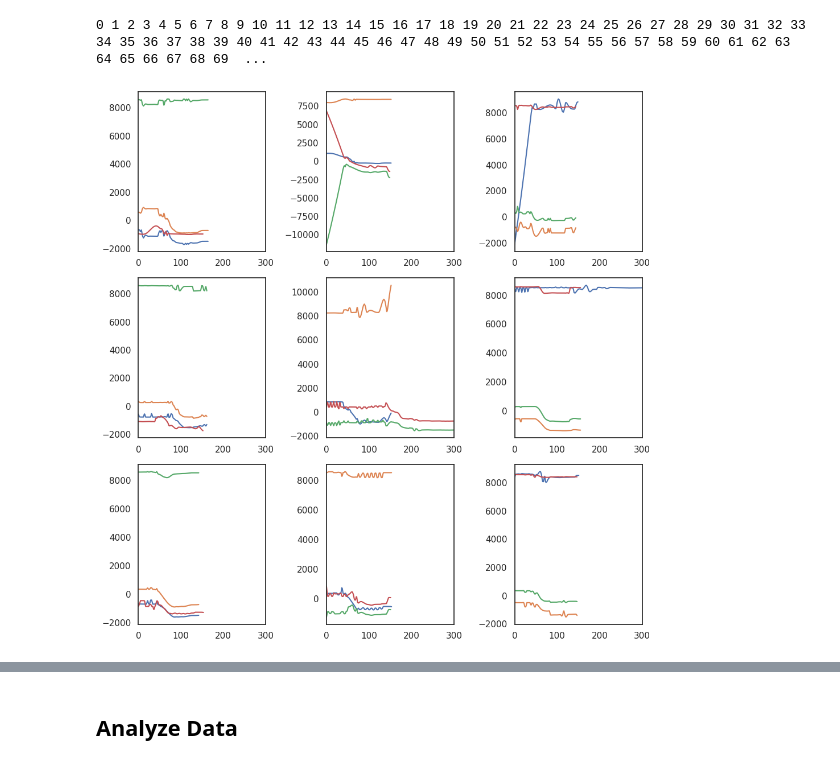
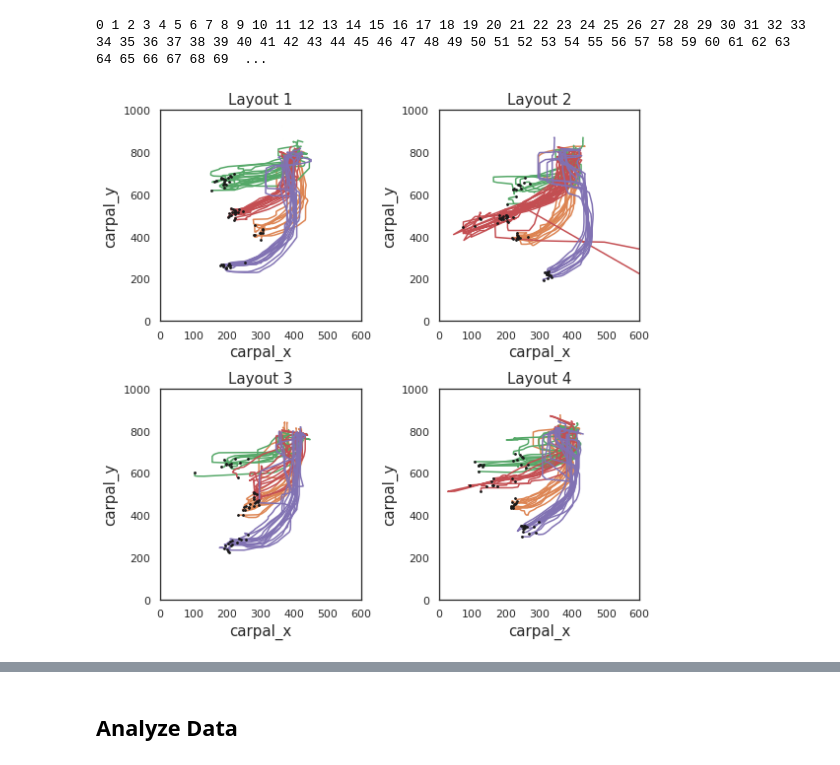
Before and after one commit to ntolley/SEE_decoding, a Jupyter notebook: notebooks/make_SEE_dataframes.ipynb, the cells around one changed output, grey strips where cells are left out. Saved outputs shown, nothing was run; the diff lists cells and outputs as text; code cells hidden in the pictures.

```diff
--- a/notebooks/make_SEE_dataframes.ipynb
+++ b/notebooks/make_SEE_dataframes.ipynb
@@ -168,7 +175,7 @@ for cb_idx in range(1,3):
 experiment_dict = cb_dict['cb1']['experiment_dict']
 cam_frames =  cb_dict['cb1']['cam_frames']
 
-experiment_dict_corrected = sio.loadmat(f'{fpath}eventsCB1_corrected.mat')
+experiment_dict_corrected = sio.loadmat(f'{fpath}eventsCB1_corrected2.mat')
 ev_ex_corrected = experiment_dict_corrected['eventsCB1']
 
 #Load variables from struct (struct indexing is unfortunately hideous)
@@ -185,7 +192,9 @@ position = ev_ex_corrected['POSITION_C'][0][0][0]
 #error = ev_ex['error'][0][0][0]
 # %%
 #Define game event for alignment, and window around marker
-event_ts = list(zip(gocON, endhold))
+# event_ts = list(zip(gocON, endhold))
+event_ts = list(zip(gocON, contact))
+
 #e_start, e_stop = [-3, 0]
 num_events = len(event_ts)
 # %%
@@ -350,17 +360,29 @@ metadata={'kinematic_metadata':kinematic_metadata, 'neural_metadata':neural_meta
 0 1 2 3 4 5 6 7 8 9 10 11 12 13 14 15 16 17 18 19 20 21 22 23 24 25 26 27 28 29 30 31 32 33 34 35 36 37 38 39 40 41 42 43 44 45 46 47 48 49 50 51 52 53 54 55 56 57 58 59 60 61 62 63 64 65 66 67 68 69  ...
 # %%
 carpal_df = kinematic_df[kinematic_df['name'].str.match(pat='carpal')]
-# %%
-plt.figure(figsize=(10,10))
-for idx in range(9):
-    pidx = (idx * 4) + 60
-    plt.subplot(3,3,idx+1)
-    for line_idx in range(4):
-        plot_data = carpal_df['posData'].values[pidx + line_idx]
-        #plt.plot((plot_data - plot_data[0]) / np.max(np.abs(plot_data - plot_data[0])))
-        plt.plot(plot_data)
-    plt.xlim(0, 300)
-
-plt.tight_layout()
-# %% [output]
-[figure, removed]
+# %%
+plt.figure(figsize=(8,8))
+fontsize=15
+for position_idx in range(1,5):
+    for layout_idx in range(1,5):
+        plt.subplot(2,2,layout_idx)
+        mask = np.logical_and(carpal_df['position'] == position_idx, carpal_df['layout'] == layout_idx)
+        filtered_df = carpal_df[mask]
+
+        x_data =  filtered_df[carpal_df['name'] == 'carpal_x']['posData'].values
+        y_data =  filtered_df[carpal_df['name'] == 'carpal_y']['posData'].values
+
+        for plot_data in zip(x_data, y_data):
+            plt.scatter(plot_data[0][-1], plot_data[1][-1], color='k', zorder=10, s=3)
+            plt.plot(plot_data[0], plot_data[1], color=f'C{position_idx}')
+
+        plt.xlim(0, 600)
+        plt.ylim(0, 1000)
+
+        plt.xlabel('carpal_x', fontsize=fontsize)
+        plt.ylabel('carpal_y', fontsize=fontsize)
+        plt.title(f'Layout {layout_idx}', fontsize=fontsize)
+
+plt.tight_layout()
+# %% [output]
+[figure, added]
```
Also changed, not shown: parts of 6 cells of this notebook, 2 other files.
